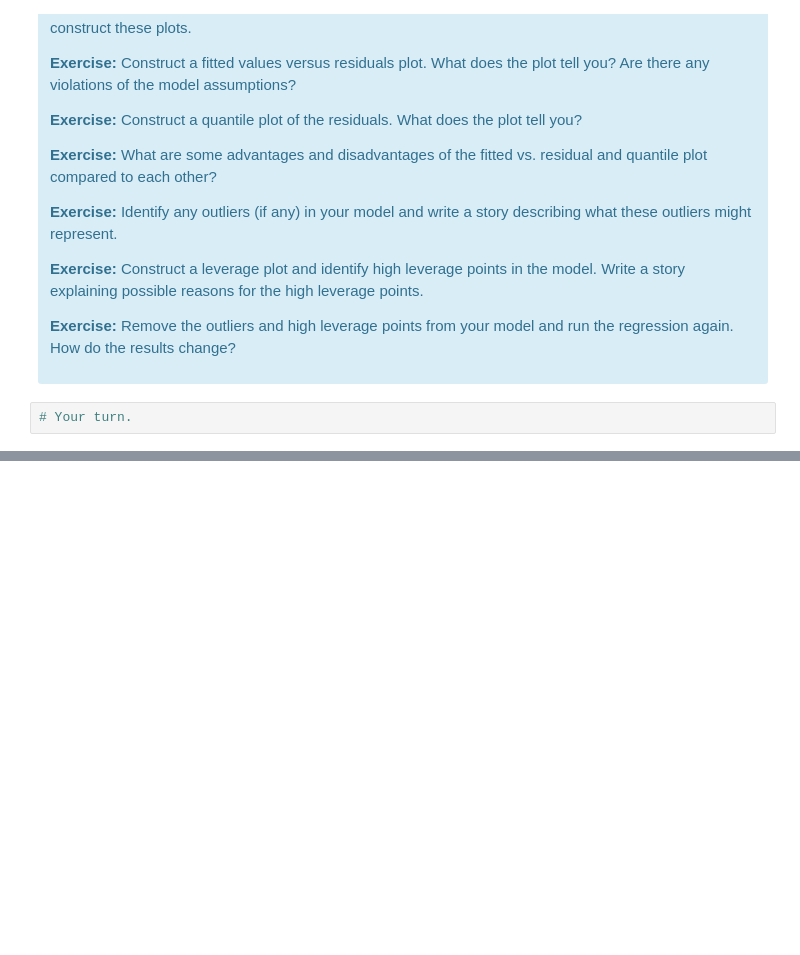
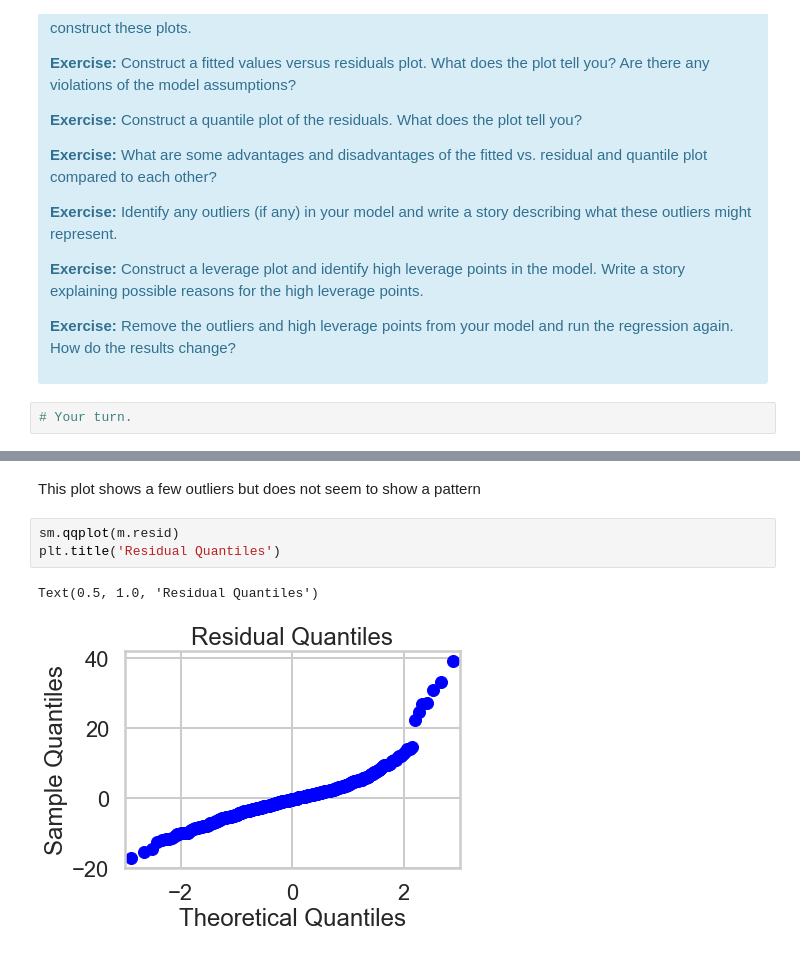
Before and after one commit to jel476/LinearRegression-Assigment-Springboard, a Jupyter notebook: linear_regression/Mini_Project_Linear_Regression.ipynb, the cells around one changed output, grey strips where cells are left out. Saved outputs shown, nothing was run; the diff lists cells and outputs as text; blank space fills up the shorter version.

```diff
--- a/linear_regression/Mini_Project_Linear_Regression.ipynb
+++ b/linear_regression/Mini_Project_Linear_Regression.ipynb
@@ -755,0 +934,8 @@ There are some other issues that are important investigate with linear regressio
+# %% [markdown]
+This plot shows a few outliers but does not seem to show a pattern
+# %%
+sm.qqplot(m.resid)
+plt.title('Residual Quantiles')
+# %% [output]
+Text(0.5, 1.0, 'Residual Quantiles')
+[figure, added]
```
Also changed, not shown: parts of 23 cells of this notebook.
